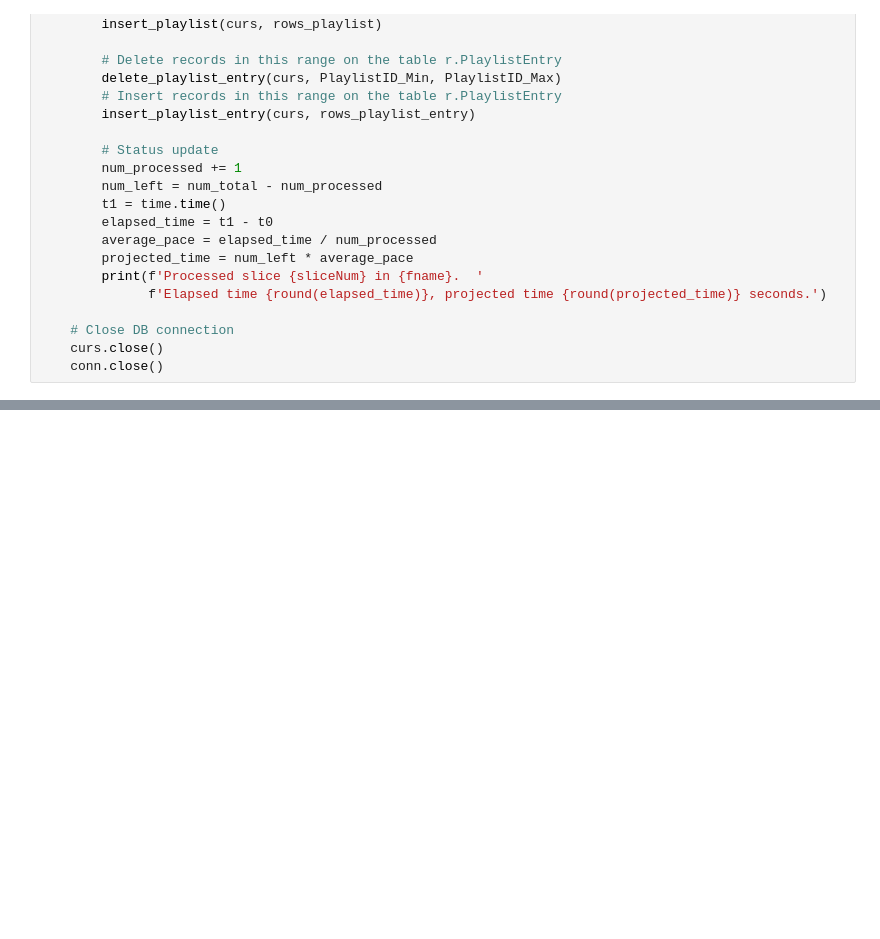
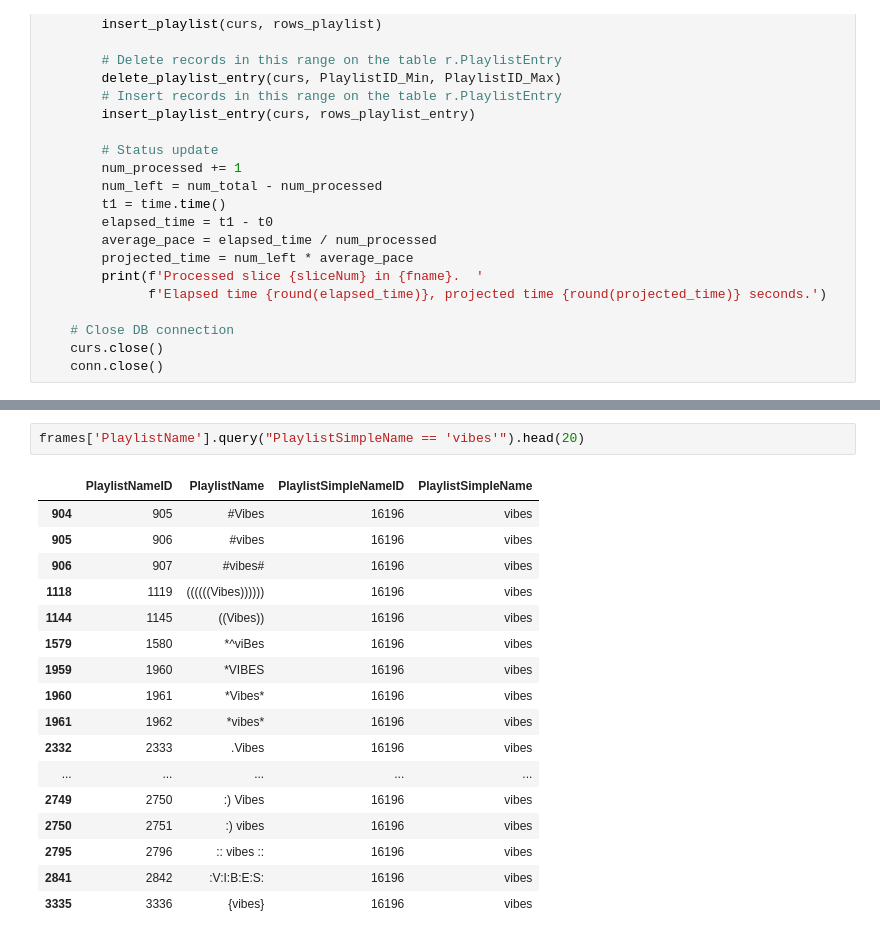
Before and after one commit to IACS-CS-209-Group44/Spotify, a Jupyter notebook: milestones/Spotify_Team44_Data_Analaysis_Predictions.ipynb, the cells around one changed output, grey strips where cells are left out. Saved outputs shown, nothing was run; the diff lists cells and outputs as text; blank space fills up the shorter version.

```diff
--- a/milestones/Spotify_Team44_Data_Analaysis_Predictions.ipynb
+++ b/milestones/Spotify_Team44_Data_Analaysis_Predictions.ipynb
@@ -661,0 +925,20 @@ def main():
+# %%
+frames['PlaylistName'].query("PlaylistSimpleName == 'vibes'").head(20)
+# %% [output]
+|  | PlaylistNameID | PlaylistName | PlaylistSimpleNameID | PlaylistSimpleName |
+| 904 | 905 | #Vibes | 16196 | vibes |
+| 905 | 906 | #vibes | 16196 | vibes |
+| 906 | 907 | #vibes# | 16196 | vibes |
+| 1118 | 1119 | ((((((Vibes)))))) | 16196 | vibes |
+| 1144 | 1145 | ((Vibes)) | 16196 | vibes |
+| 1579 | 1580 | *^viBes | 16196 | vibes |
+| 1959 | 1960 | *VIBES | 16196 | vibes |
+| 1960 | 1961 | *Vibes* | 16196 | vibes |
+| 1961 | 1962 | *vibes* | 16196 | vibes |
+| 2332 | 2333 | .Vibes | 16196 | vibes |
+| ... | ... | ... | ... | ... |
+| 2749 | 2750 | :) Vibes | 16196 | vibes |
+| 2750 | 2751 | :) vibes | 16196 | vibes |
+| 2795 | 2796 | :: vibes :: | 16196 | vibes |
+| 2841 | 2842 | :V:I:B:E:S: | 16196 | vibes |
+| 3335 | 3336 | {vibes} | 16196 | vibes |
```
Also changed, not shown: parts of 25 cells of this notebook.
